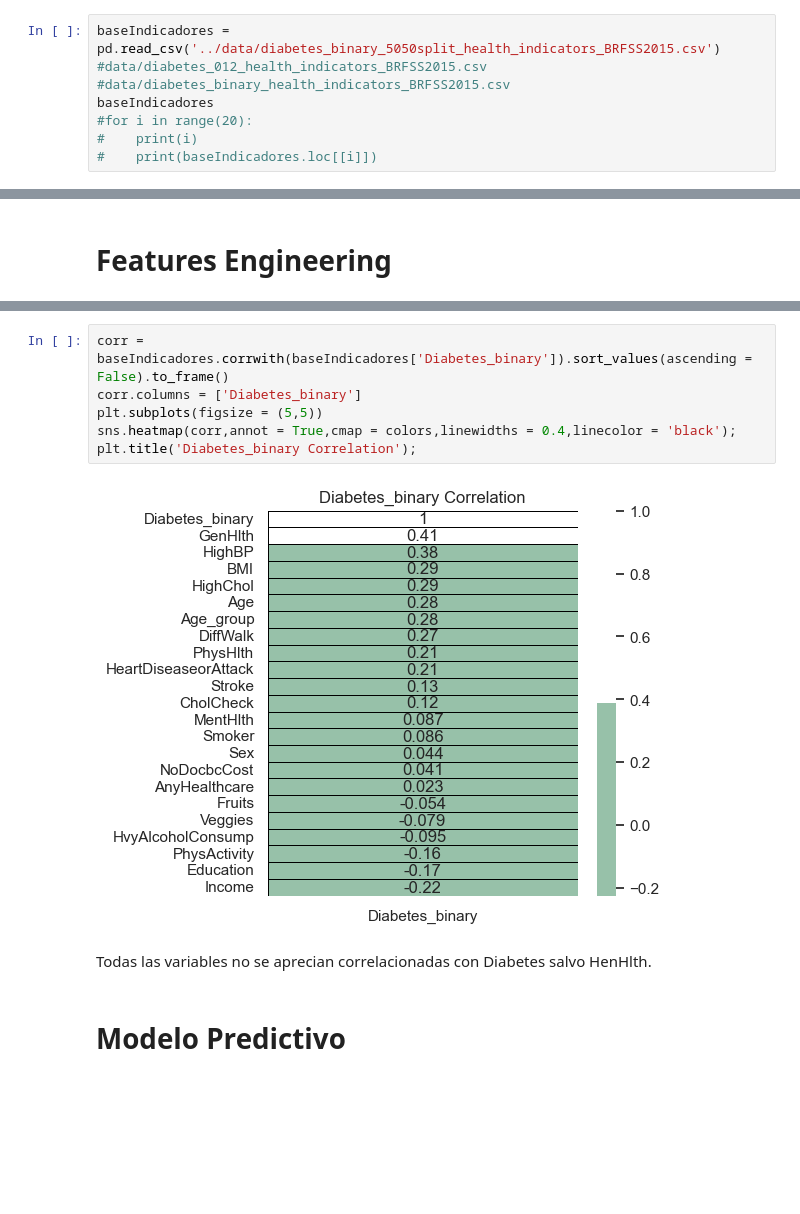
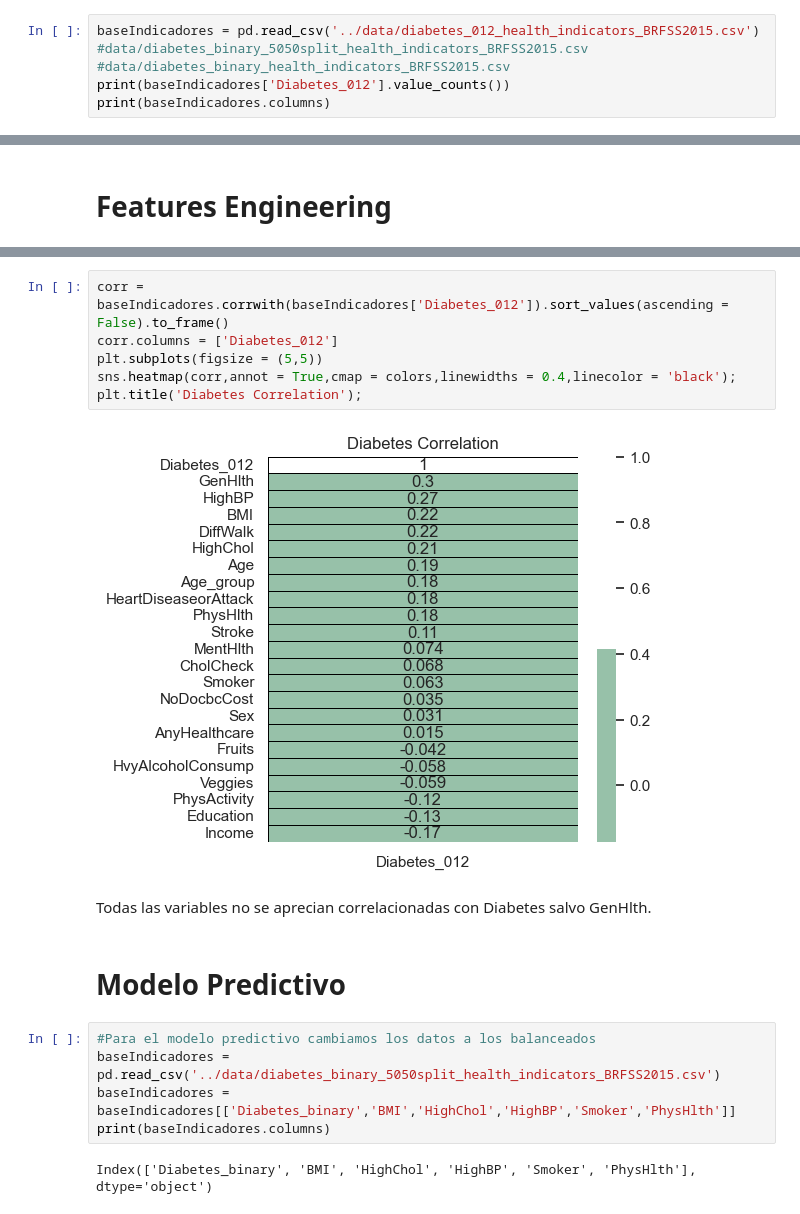
Before and after one commit to jusagred/MIA_CienciaDatos_3860, a Jupyter notebook: source/proyectoDS.ipynb, the cells around one changed output, grey strips where cells are left out. Saved outputs shown, nothing was run; the diff lists cells and outputs as text; blank space fills up the shorter version.

```diff
--- a/source/proyectoDS.ipynb
+++ b/source/proyectoDS.ipynb
@@ -11,11 +13,9 @@ warnings.filterwarnings('ignore')
 # %% [markdown]
 <h1>DATA INFO</h1>
 # %%
-baseIndicadores = pd.read_csv('../data/diabetes_binary_5050split_health_indicators_BRFSS2015.csv')
-#data/diabetes_012_health_indicators_BRFSS2015.csv
+baseIndicadores = pd.read_csv('../data/diabetes_012_health_indicators_BRFSS2015.csv')
+#data/diabetes_binary_5050split_health_indicators_BRFSS2015.csv
 #data/diabetes_binary_health_indicators_BRFSS2015.csv
-baseIndicadores
-#for i in range(20):
-#    print(i)
-#    print(baseIndicadores.loc[[i]])
+print(baseIndicadores['Diabetes_012'].value_counts())
+print(baseIndicadores.columns)
 # %% [output]
@@ -151,12 +207,19 @@ Duplicate rows :  23899
 # %%
-corr = baseIndicadores.corrwith(baseIndicadores['Diabetes_binary']).sort_values(ascending = False).to_frame()
-corr.columns = ['Diabetes_binary']
+corr = baseIndicadores.corrwith(baseIndicadores['Diabetes_012']).sort_values(ascending = False).to_frame()
+corr.columns = ['Diabetes_012']
 plt.subplots(figsize = (5,5))
 sns.heatmap(corr,annot = True,cmap = colors,linewidths = 0.4,linecolor = 'black');
-plt.title('Diabetes_binary Correlation');
+plt.title('Diabetes Correlation');
 # %% [output]
-[figure, old version]
+[figure, new version]
 # %% [markdown]
-Todas las variables no se aprecian correlacionadas con Diabetes salvo HenHlth.
+Todas las variables no se aprecian correlacionadas con Diabetes salvo GenHlth.
 # %% [markdown]
 <h1>Modelo Predictivo</h1>
+# %%
+#Para el modelo predictivo cambiamos los datos a los balanceados
+baseIndicadores = pd.read_csv('../data/diabetes_binary_5050split_health_indicators_BRFSS2015.csv')
+baseIndicadores = baseIndicadores[['Diabetes_binary','BMI','HighChol','HighBP','Smoker','PhysHlth']]
+print(baseIndicadores.columns)
+# %% [output]
+Index(['Diabetes_binary', 'BMI', 'HighChol', 'HighBP', 'Smoker', 'PhysHlth'], dtype='object')
```
Also changed, not shown: parts of 24 cells of this notebook.
